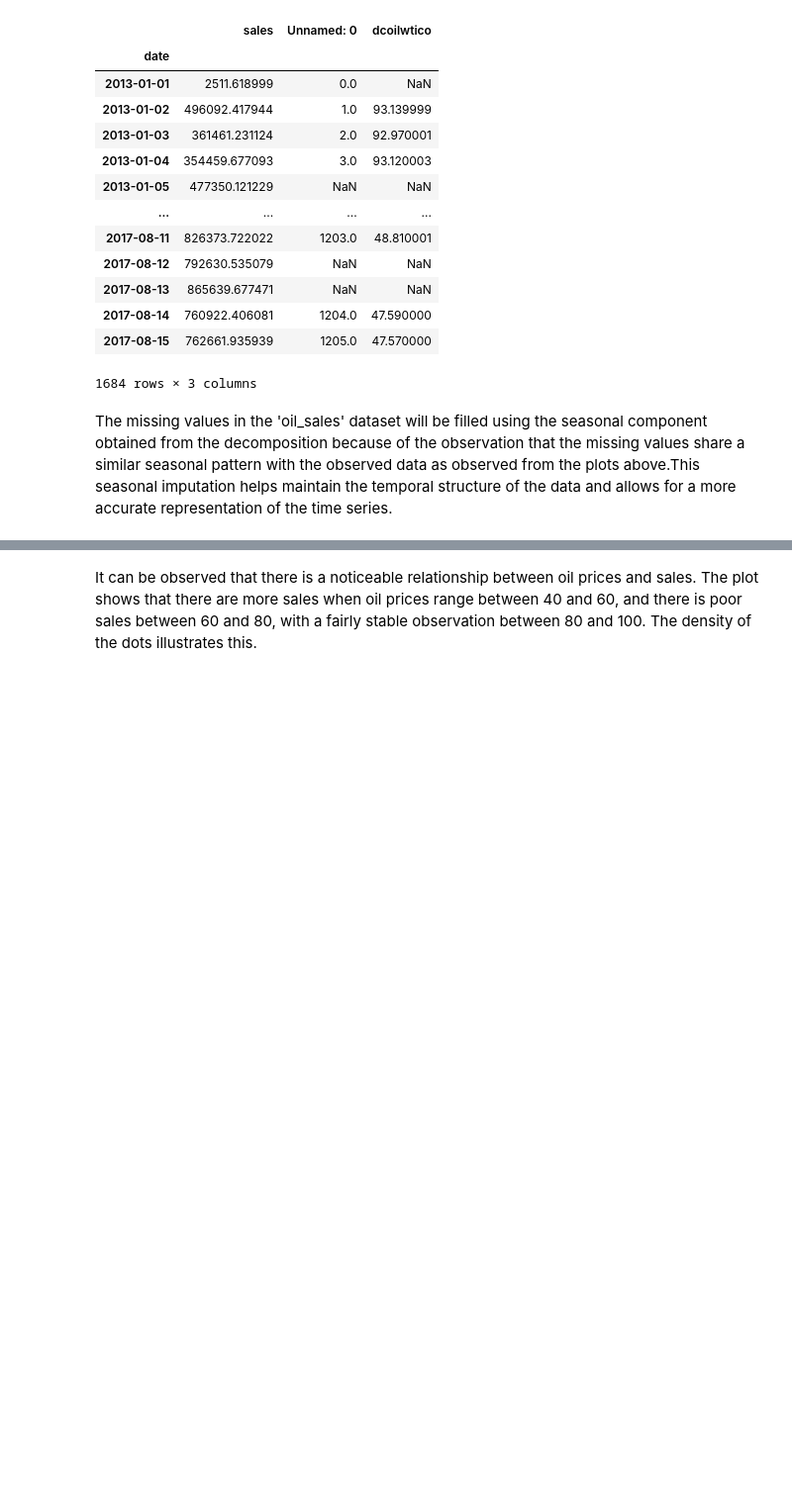
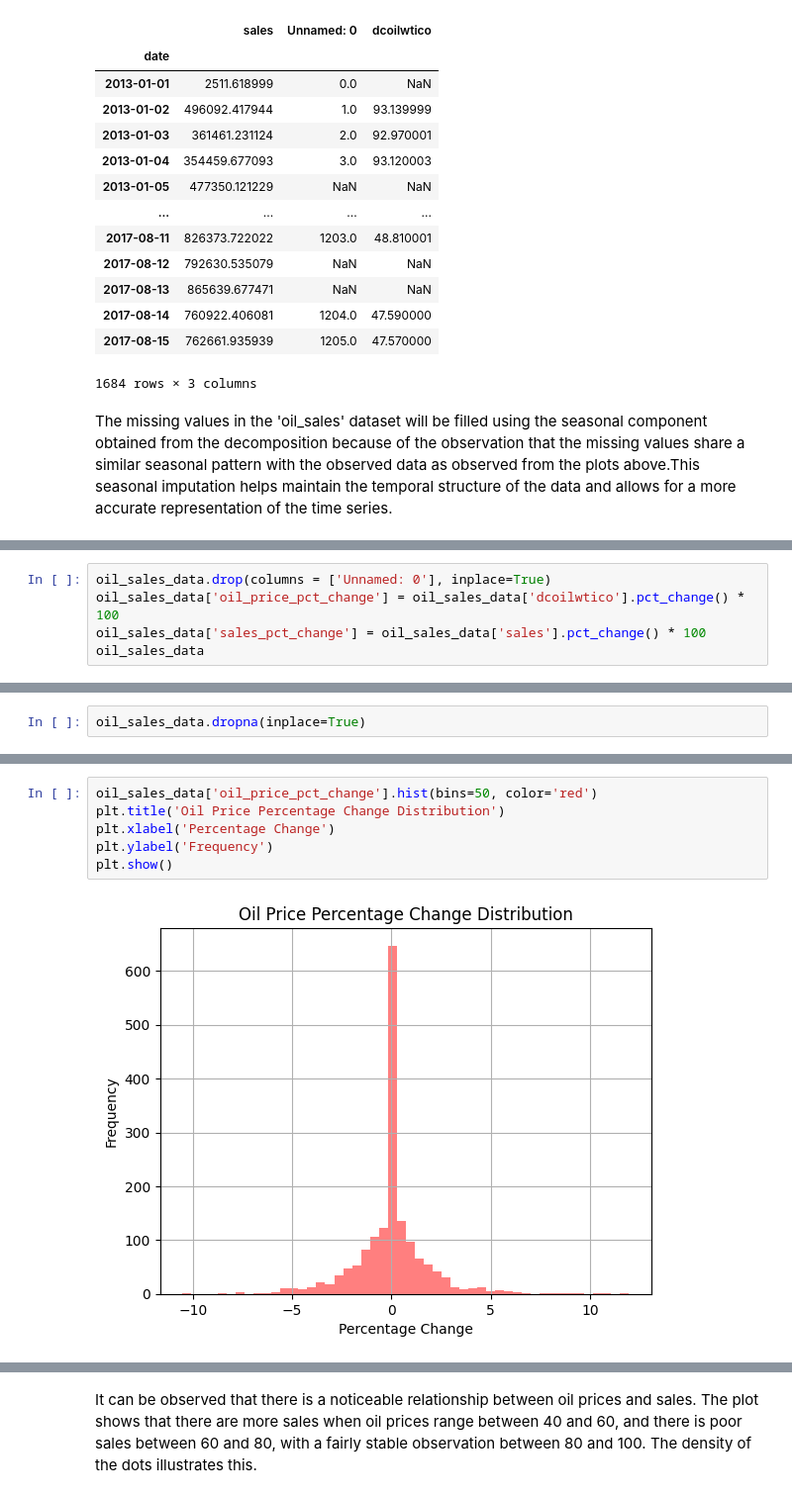
Before and after one commit to BrianBassey37/Data_Science_Projects, a Jupyter notebook: notebooks/RegressionNotebook.ipynb, the cells around one changed output, grey strips where cells are left out. Shown at 99% size. Drawn from its saved outputs; the diff is of its cells as text; blank space fills up the shorter version.

```diff
--- a/notebooks/RegressionNotebook.ipynb
+++ b/notebooks/RegressionNotebook.ipynb
@@ -594,0 +658,5 @@ date
+# %%
+oil_sales_data.drop(columns = ['Unnamed: 0'], inplace=True)
+oil_sales_data['oil_price_pct_change'] = oil_sales_data['dcoilwtico'].pct_change() * 100
+oil_sales_data['sales_pct_change'] = oil_sales_data['sales'].pct_change() * 100
+oil_sales_data
@@ -594,0 +686,2 @@ date
+# %%
+oil_sales_data.dropna(inplace=True)
@@ -594,0 +705,8 @@ date
+# %%
+oil_sales_data['oil_price_pct_change'].hist(bins=50, color='red')
+plt.title('Oil Price Percentage Change Distribution')
+plt.xlabel('Percentage Change')
+plt.ylabel('Frequency')
+plt.show()
+# %% [output]
+[figure, added]
```
Also changed, not shown: parts of 27 cells of this notebook.
